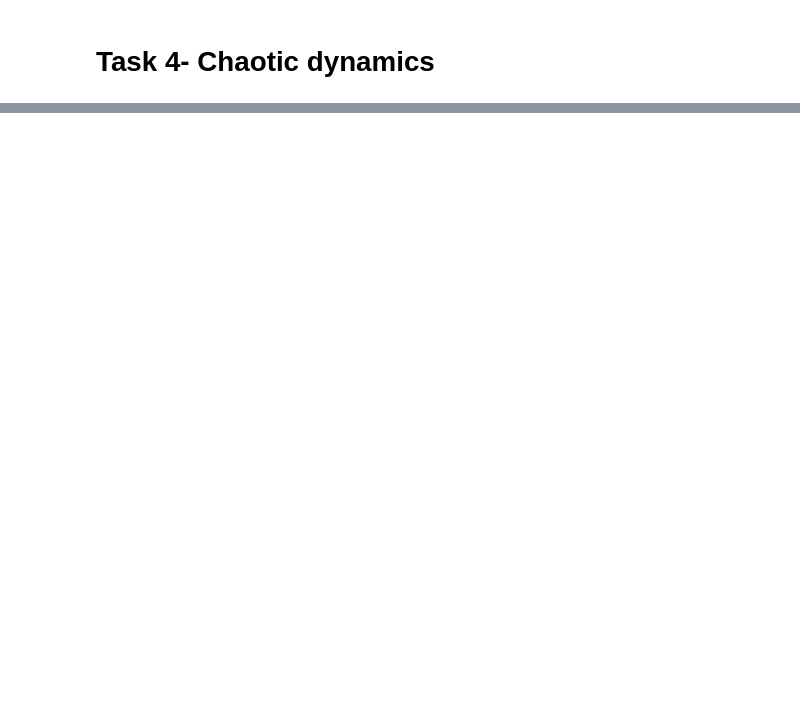
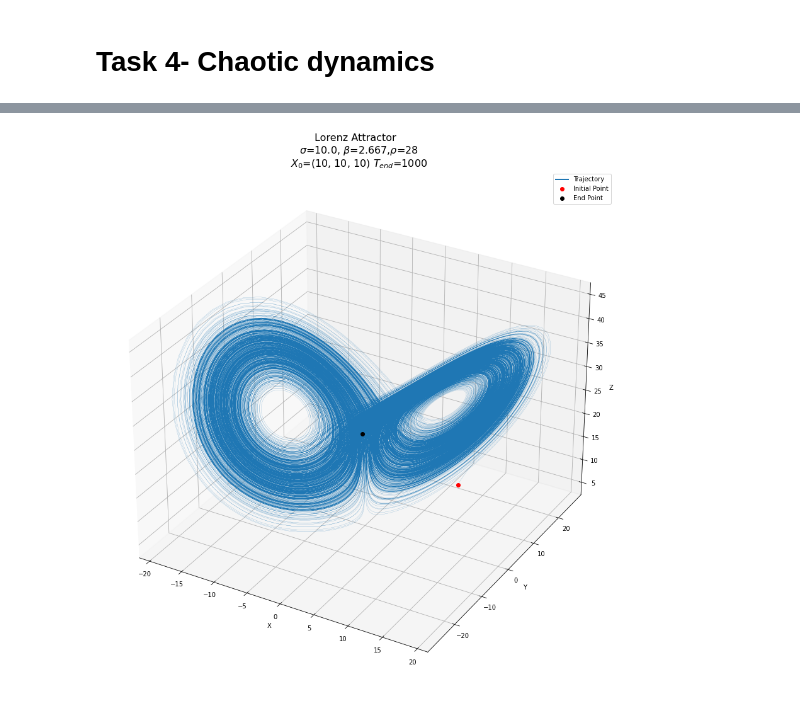
Before and after one commit to sonmikrafft-uni-MLCMS/ex3, a Jupyter notebook: task_4.ipynb, the cells around one changed output, grey strips where cells are left out. Cells and saved outputs as stored; diff of their text form; code cells hidden in the pictures; blank space fills up the shorter version.

```diff
--- a/task_4.ipynb
+++ b/task_4.ipynb
@@ -32,0 +67,17 @@ plot_logistic_map_bifurcation(2.8,4,0.2,1000,100)
+# %%
+#Initial State
+x0 = (10,10,10)
+
+#Parameter Settings
+sigma = 10.0
+beta = 8.0/3.0
+rho = 28
+
+#Time
+T_end = 1000
+line_width = 0.15
+
+x_t = calc_lorenz_attractor(sigma, beta, rho, x0, T_end)
+plot_lorenz_attractor(x_t, sigma, beta, rho, x0, T_end, line_width)
+# %% [output]
+[figure, added]
```
Also changed, not shown: parts of 25 cells of this notebook, 2 other files.
